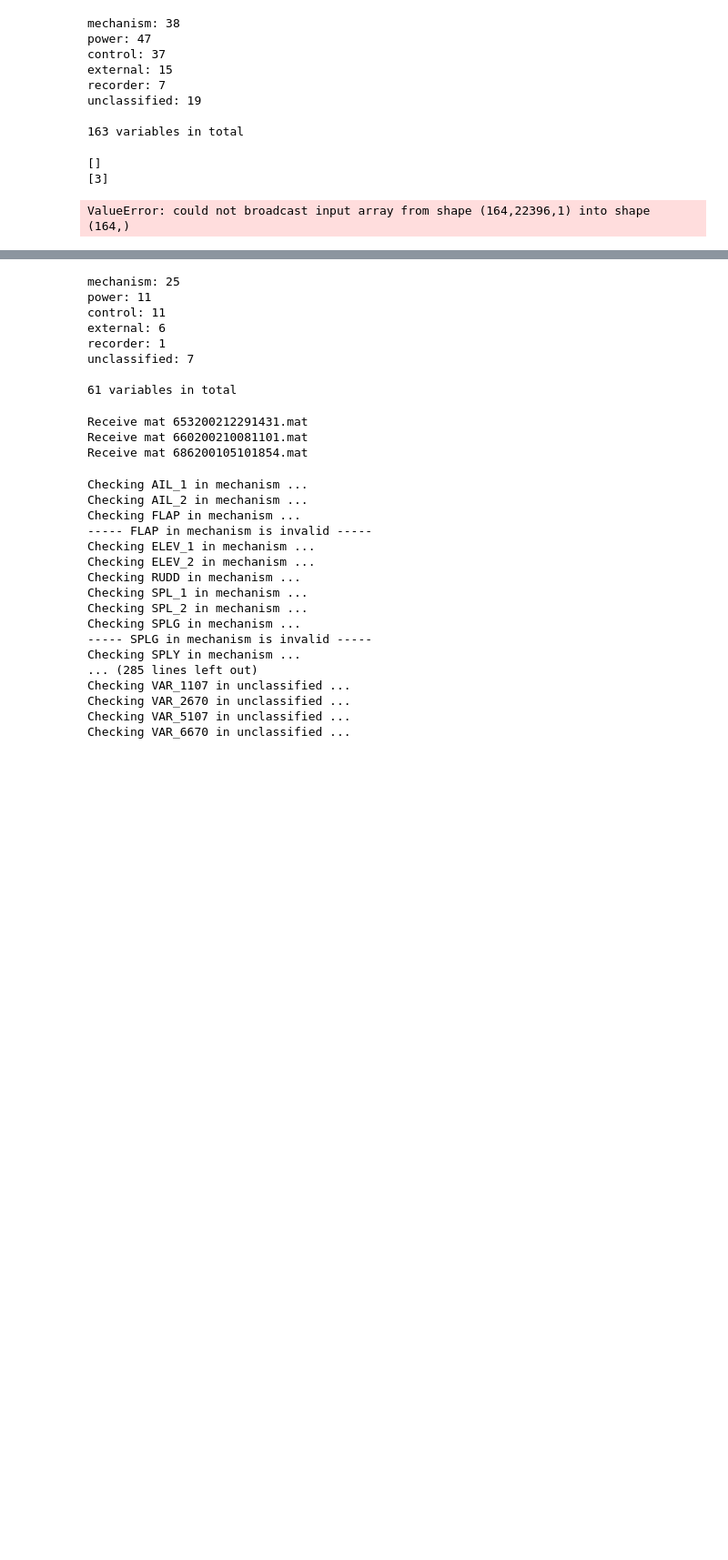
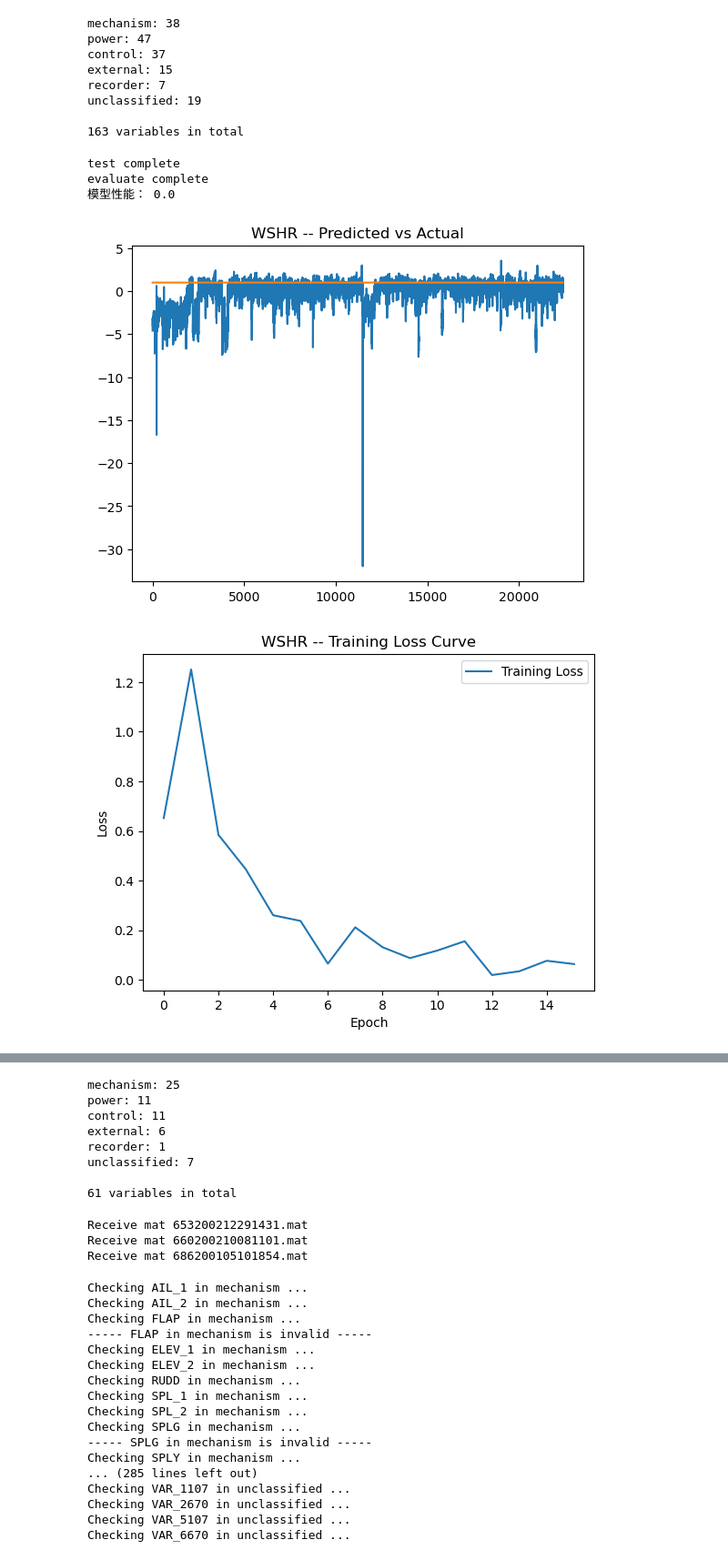
Before and after one commit to srt-uncertainty-wind/code, a Jupyter notebook: variableEvaluate_MLP.ipynb, the cells around one changed output, grey strips where cells are left out. Shown at 91% size. Cells and saved outputs as stored; diff of their text form; code cells hidden in the pictures; blank space fills up the shorter version.

```diff
--- a/variableEvaluate_MLP.ipynb
+++ b/variableEvaluate_MLP.ipynb
@@ -79,21 +89,20 @@ k = 10
 segments = np.array_split(sampling_data_array, k, axis=1)
 
 def datasetConstruct(segments, test_idx):
-    f_seg_array, b_seg_array = np.array(segments[:test_idx]), np.array(segments[-(k-1-test_idx):])
-    print(f_seg_array.shape)
-    print(b_seg_array.shape)
-    train_dataset = np.concatenate((f_seg_array, b_seg_array), axis=1)
+    if test_idx == 0:
+        train_dataset = np.squeeze(np.array(np.concatenate(segments[-(k-1-test_idx):], axis=1)))
+    elif test_idx == k-1:
+        train_dataset = np.squeeze(np.array(np.concatenate(segments[:test_idx], axis=1)))
+    else:
+        f_seg_array, b_seg_array = np.squeeze(np.array(np.concatenate(segments[:test_idx], axis=1))), np.squeeze(np.array(np.concatenate(segments[-(k-1-test_idx):], axis=1)))
+        train_dataset = np.concatenate((f_seg_array, b_seg_array), axis=1)
     test_dataset = segments[test_idx]
     # train_X, train_Y = train_dataset[1:], train_dataset[0]
     # test_X, test_Y = test_dataset[1:], test_dataset[0]
     return np.squeeze(train_dataset), np.squeeze(test_dataset)
+
+# train_dataset, test_dataset = datasetConstruct(segments, 0)
+# print(train_dataset.shape, test_dataset.shape)
-# %%
-tmp = [1,2,3]
-print(tmp[:0])
-print(tmp[-1:])
-# %% [output]
-[]
-[3]
 # %%
 # 构建MLP
 from sklearn.neural_network import MLPRegressor
@@ -112,14 +121,12 @@ if not os.path.exists(accuracy_save_path):
 if not os.path.exists(loss_save_path):
     os.mkdir(loss_save_path)
 
-# 创建权重记录列表
-weights_record_list = []
-
 # 定义每个batch的大小
 batch_size = 10
 
 def mlpFit(train_dataset, test_dataset, test_idx):
-    print(train_dataset.shape)
+    # 创建权重记录列表
+    weights_record_list = []
 
     # 计算总的batch数量
     num_batches = len(train_dataset) // batch_size
@@ -136,7 +143,7 @@ def mlpFit(train_dataset, test_dataset, test_idx):
     test_X_scaled = scaler.transform(test_X)
 
     # 创建MLP回归器实例
-    mlp = MLPRegressor(hidden_layer_sizes = (100, 50), activation='relu', solver='adam', random_state = 42, max_iter=500, learning_rate='invscaling', learning_rate_init=0.01, verbose=False)
+    mlp = MLPRegressor(hidden_layer_sizes = (50), activation='relu', solver='adam', random_state = 42, max_iter=500, learning_rate='invscaling', learning_rate_init=0.01, verbose=False)
     # mlp_list = []
 
     # 按照每个batch逐批训练
@@ -152,7 +159,7 @@ def mlpFit(train_dataset, test_dataset, test_idx):
         # 逐批训练模型
         mlp.partial_fit(batch_X, batch_Y)
         loss_values = mlp.loss_curve_
-        print(f"train complete in batch {i}")
+        # print(f"train complete in batch {i}")
 
         # 调用回调函数
         weights = mlp.coefs_
@@ -166,33 +173,39 @@ def mlpFit(train_dataset, test_dataset, test_idx):
     #     plt.plot(test_Y[:,i], label='Actual')
     #     plt.show()
     print("test complete")
 
     # 评估模型的性能
     accuracy = mlp.score(test_X_scaled, test_Y)
     print("evaluate complete")
 
     if True:
         # 打印模型性能
         print("模型性能：", accuracy)
         plt.figure()
         plt.plot(y_pred, label='Predicted')
         plt.plot(test_Y, label='Actual')
         plt.title('WSHR -- Predicted vs Actual')
         plt.savefig(os.path.join(accuracy_save_path, 'WSHR_accuracy_%d.png'%test_idx))
         plt.show()
         # 可视化损失值的变化
         plt.figure()
         plt.plot(loss_values, label='Training Loss')
         plt.title('WSHR -- Training Loss Curve')
         plt.xlabel('Epoch')
         plt.ylabel('Loss')
         plt.legend()
         plt.savefig(os.path.join(loss_save_path, 'WSHR_loss_%d.png'%test_idx))
         plt.show()
 
+    return weights_record_list
+
 for i in range(k):
     train_dataset, test_dataset = datasetConstruct(segments, i)
-    mlpFit(train_dataset, test_dataset, i)
-    # break
+    weights_record_list = mlpFit(train_dataset, test_dataset, i)
+    break
 # %% [output]
-ValueError: could not broadcast input array from shape (164,22396,1) into shape (164,)
+test complete
+evaluate complete
+模型性能： 0.0
+[figure, added]
+[figure, added]
```
Also changed, not shown: parts of 2 cells of this notebook.
